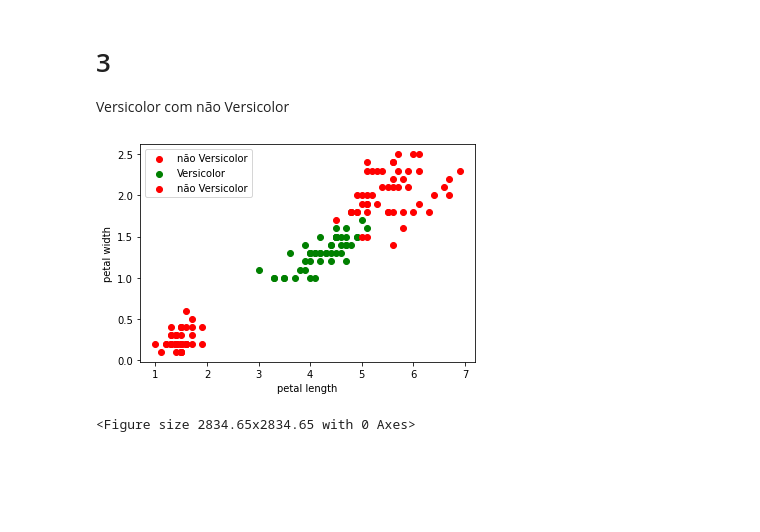
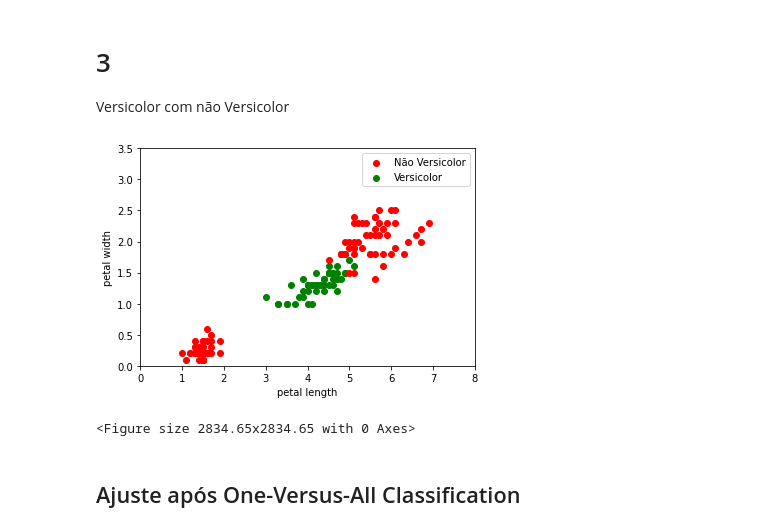
Before and after one commit to Faluhelyi/TOPICOS_2_cadernos, a Jupyter notebook: 9_4_An_Intro.ipynb, the cells around one changed output. Cells and saved outputs as stored; diff of their text form; code cells hidden in the pictures; blank space fills up the shorter version.

```diff
--- a/9_4_An_Intro.ipynb
+++ b/9_4_An_Intro.ipynb
@@ -140,19 +140,21 @@ Versicolor com não Versicolor
 # %%
 # Dados não são  linearmente separáveis no plano "sepal lenth" - "sepal width"
 
 # Teria que aplicar o SVM
 
-plt.scatter(iris['petal_length'][iris['species']=='Iris-setosa'],iris['petal_width'][iris['species']=='Iris-setosa'],color='red', label = 'não Versicolor')
+plt.scatter(iris['petal_length'][iris['species']=='Iris-setosa'],iris['petal_width'][iris['species']=='Iris-setosa'],color='red', label = 'Não Versicolor')
 plt.scatter(iris['petal_length'][iris['species']=='Iris-versicolor'],iris['petal_width'][iris['species']=='Iris-versicolor'],color='green', label = 'Versicolor')
-plt.scatter(iris['petal_length'][iris['species']=='Iris-virginica'],iris['petal_width'][iris['species']=='Iris-virginica'],color='red', label = 'não Versicolor')
+plt.scatter(iris['petal_length'][iris['species']=='Iris-virginica'],iris['petal_width'][iris['species']=='Iris-virginica'],color='red')
 
 plt.legend()
-#plt.ylim((0, 3))
-#plt.xlim((2.5, 7))
+plt.ylim((0, 3.5))
+plt.xlim((0, 8))
 plt.xlabel("petal length") #comprimento
 plt.ylabel("petal width") #largura
 plt.figure(figsize=((cm_to_inch(100), cm_to_inch(100))))
 plt.show()
 # %% [output]
-[figure, old version]
+[figure, new version]
 <Figure size 2834.65x2834.65 with 0 Axes>
+# %% [markdown]
+## Ajuste após One-Versus-All Classification
```
Also changed, not shown: parts of 4 cells of this notebook.
